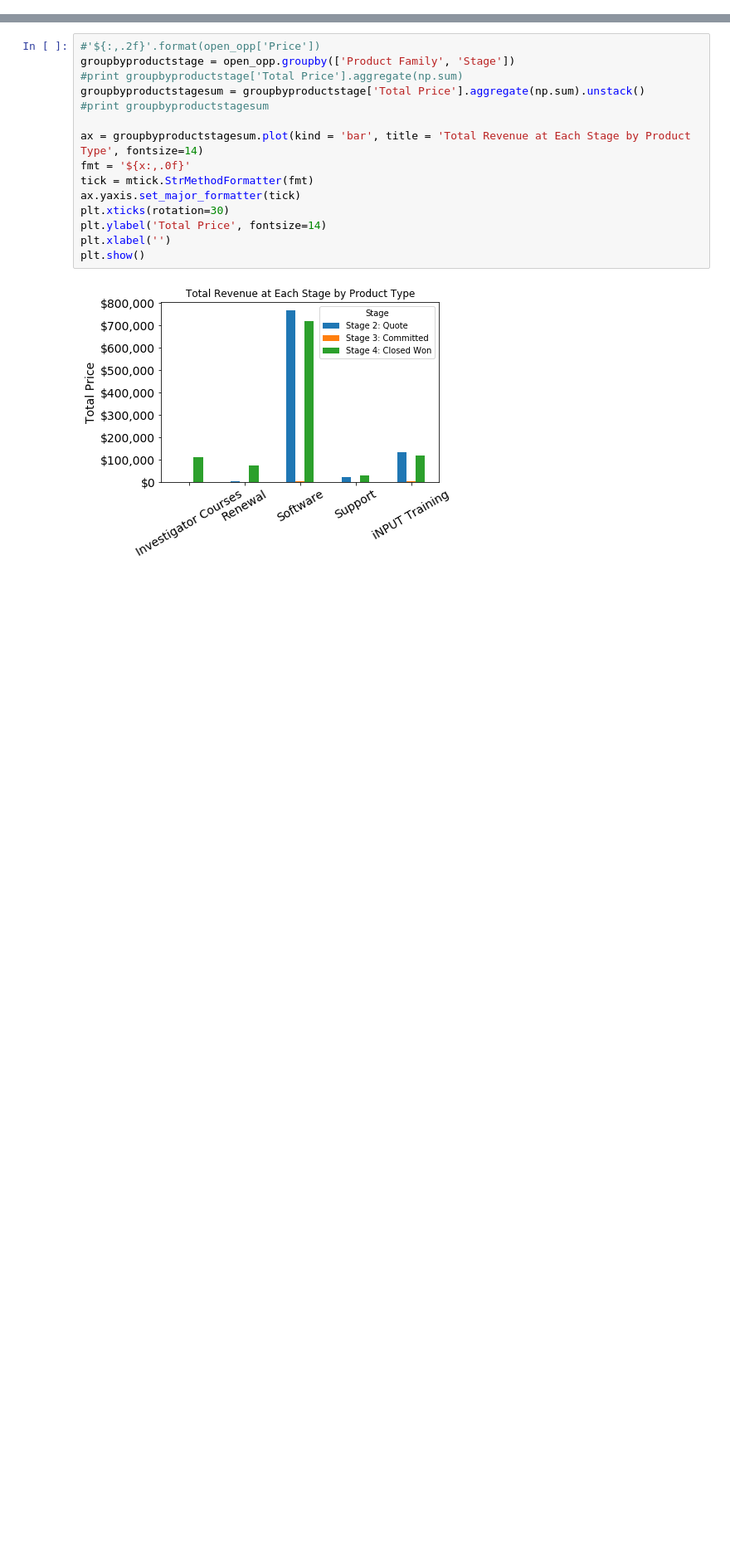
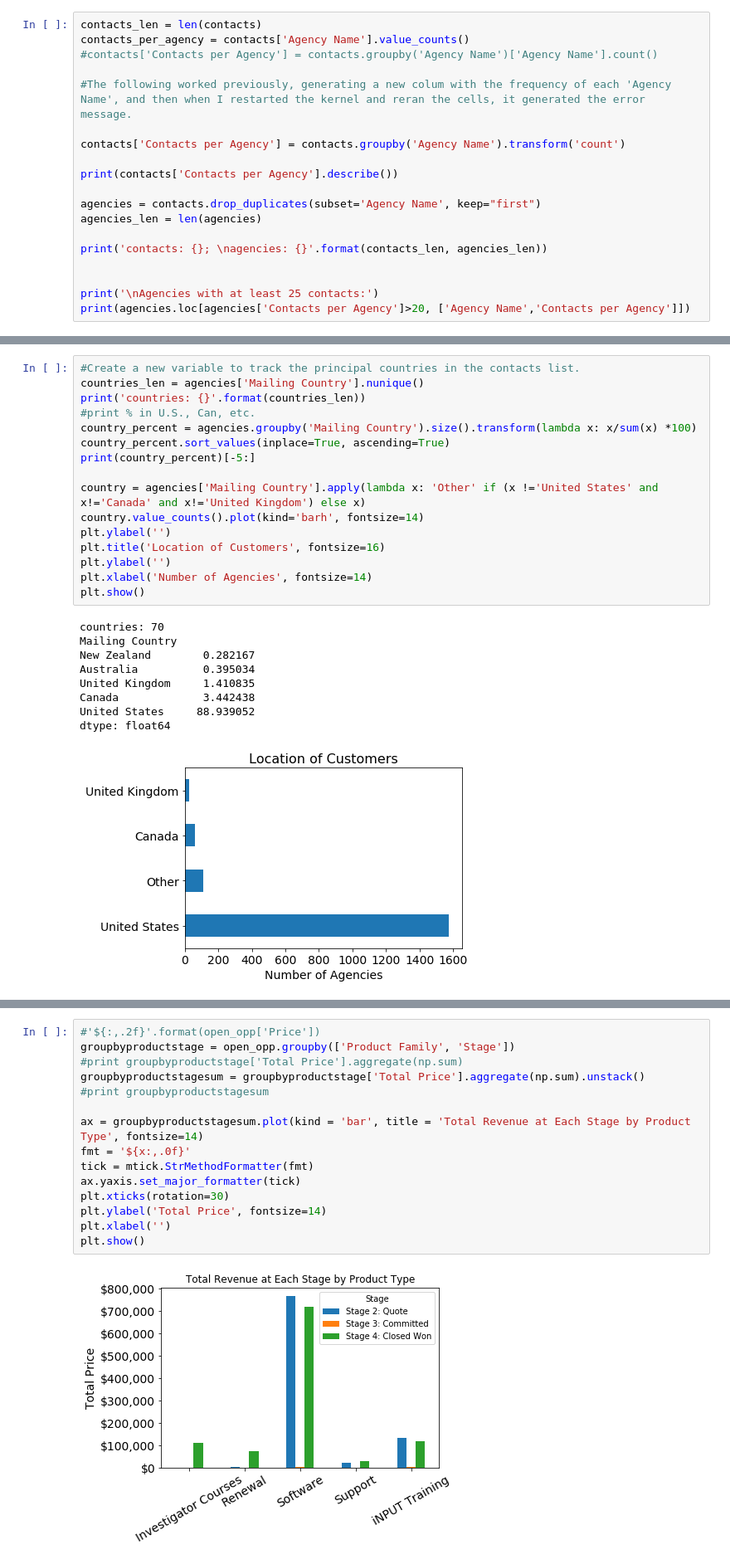
Before and after one commit to tefoneill/Thinkful-Data-Science-Bootcamp, a Jupyter notebook: iNPUT-ACE Notes.ipynb, the cells around one changed output, grey strips where cells are left out. Shown: that part at 83% size. Saved outputs shown, nothing was run; the diff lists cells and outputs as text; blank space fills up the shorter version.

```diff
--- a/iNPUT-ACE Notes.ipynb
+++ b/iNPUT-ACE Notes.ipynb
@@ -216,0 +64,19 @@ plt.show()
+# %%
+contacts_len = len(contacts)
+contacts_per_agency = contacts['Agency Name'].value_counts()
+#contacts['Contacts per Agency'] = contacts.groupby('Agency Name')['Agency Name'].count()
+
+#The following worked previously, generating a new colum with the frequency of each 'Agency Name', and then when I restarted the kernel and reran the cells, it generated the error message.
+
+contacts['Contacts per Agency'] = contacts.groupby('Agency Name').transform('count')
+
+print(contacts['Contacts per Agency'].describe())
+
+agencies = contacts.drop_duplicates(subset='Agency Name', keep="first")
+agencies_len = len(agencies)
+
+print('contacts: {}; \nagencies: {}'.format(contacts_len, agencies_len))
+
+
+print('\nAgencies with at least 25 contacts:')
+print(agencies.loc[agencies['Contacts per Agency']>20, ['Agency Name','Contacts per Agency']])
@@ -216,0 +124,26 @@ plt.show()
+# %%
+#Create a new variable to track the principal countries in the contacts list.
+countries_len = agencies['Mailing Country'].nunique()
+print('countries: {}'.format(countries_len))
+#print % in U.S., Can, etc.
+country_percent = agencies.groupby('Mailing Country').size().transform(lambda x: x/sum(x) *100)
+country_percent.sort_values(inplace=True, ascending=True)
+print(country_percent)[-5:]
+
+country = agencies['Mailing Country'].apply(lambda x: 'Other' if (x !='United States' and x!='Canada' and x!='United Kingdom') else x)
+country.value_counts().plot(kind='barh', fontsize=14)
+plt.ylabel('')
+plt.title('Location of Customers', fontsize=16)
+plt.ylabel('')
+plt.xlabel('Number of Agencies', fontsize=14)
+plt.show()
+# %% [output]
+countries: 70
+Mailing Country
+New Zealand        0.282167
+Australia          0.395034
+United Kingdom     1.410835
+Canada             3.442438
+United States     88.939052
+dtype: float64
+[figure, added]
```
Also changed, not shown: parts of 91 cells of this notebook.
